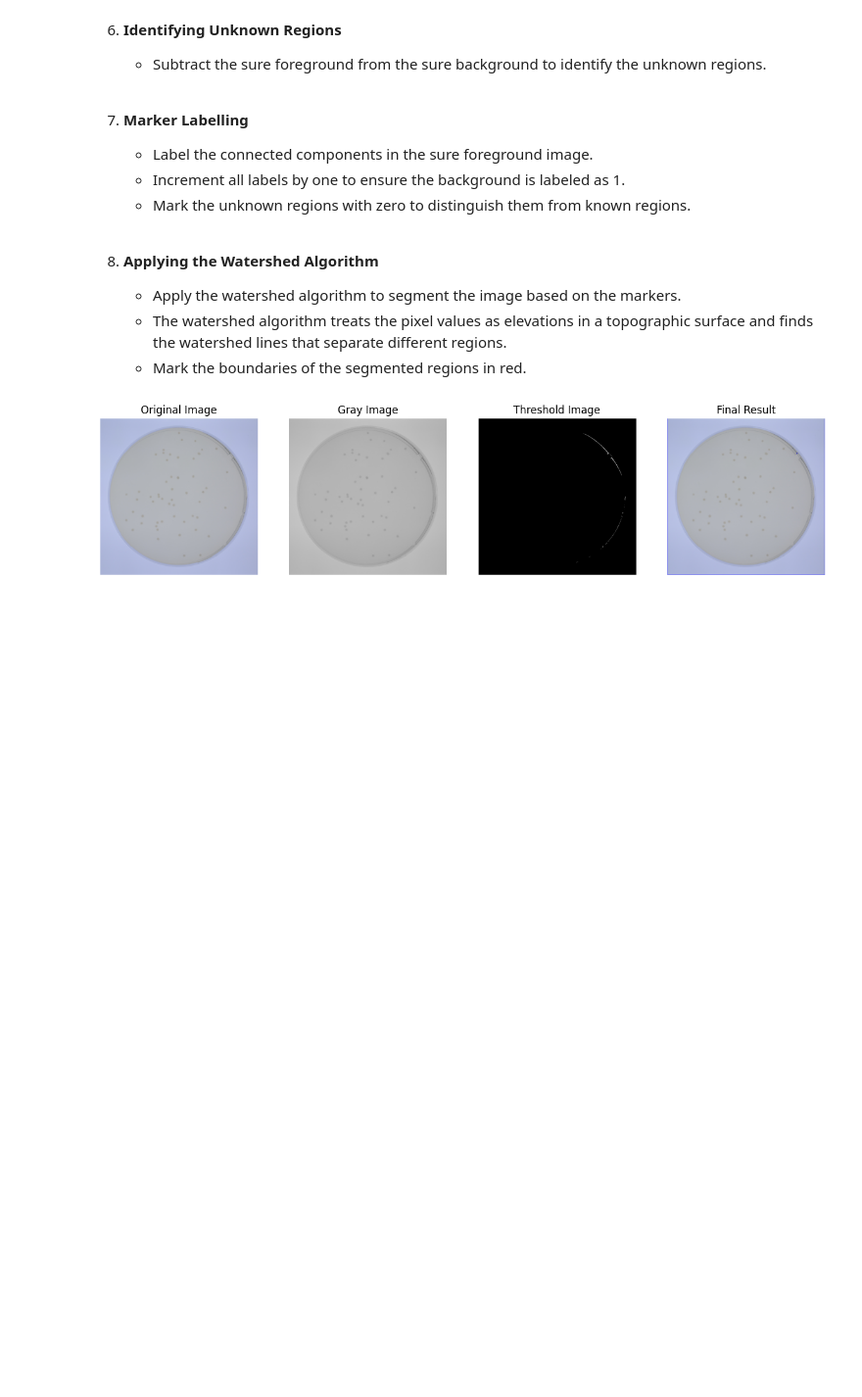
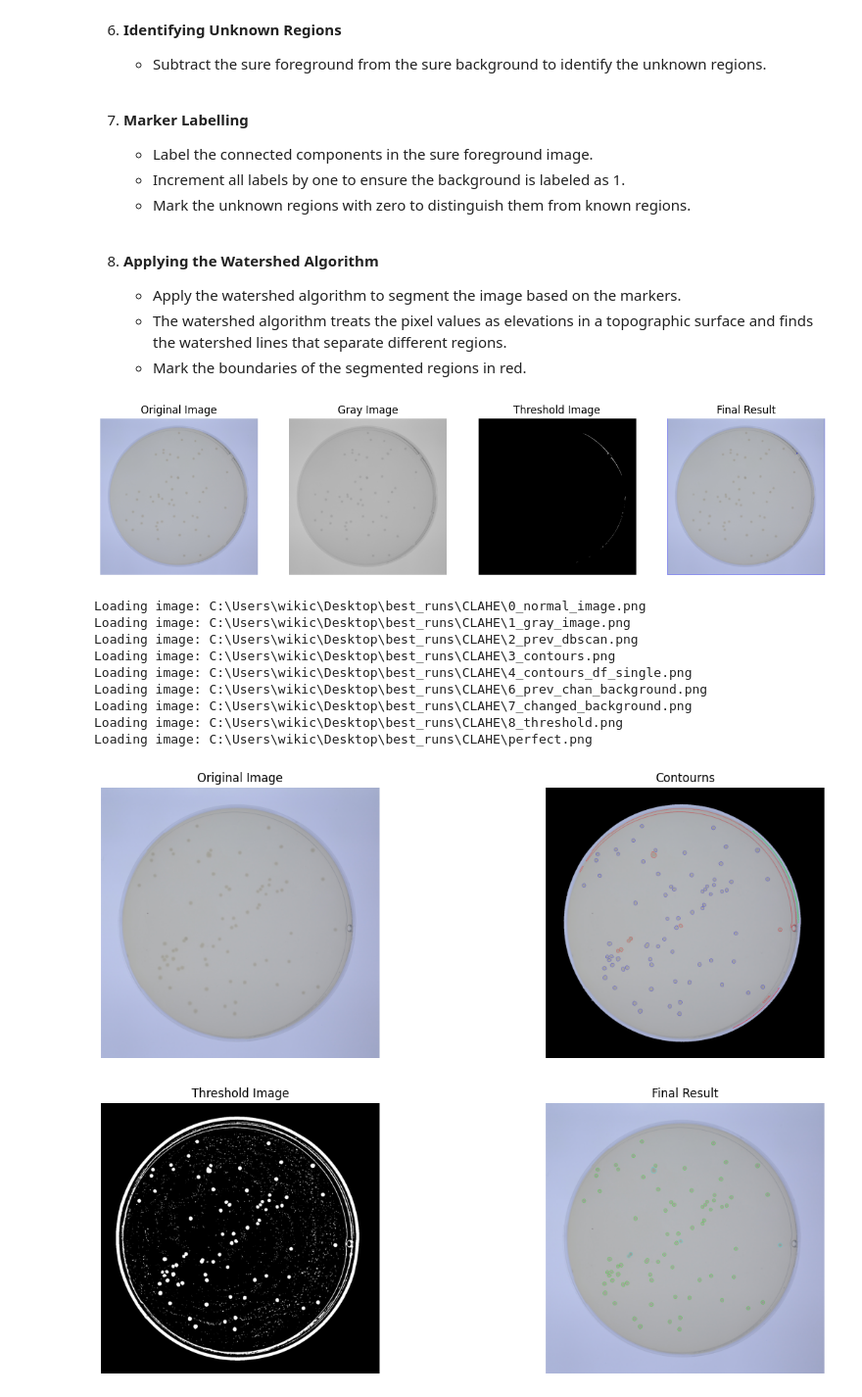
Before and after one commit to juanyuri/AutomaticCellCounting, a Jupyter notebook: notebook.ipynb, the cells around one changed output. Shown at 98% size. Saved outputs shown, nothing was run; the diff lists cells and outputs as text; code cells hidden in the pictures; blank space fills up the shorter version.

```diff
--- a/notebook.ipynb
+++ b/notebook.ipynb
@@ -209,3 +211,47 @@ titles = ['Original Image', 'Gray Image', 'Threshold Image', 'Final Result']
 plot_images(images, titles)
 # %% [output]
 [figure]
+# %%
+import os
+import glob
+import cv2
+
+# Define the folder path
+FOLDER_PATH = r"C:\Users\wikic\Desktop\best_runs\CLAHE"
+
+
+image_files = []
+image_extensions = ["*.jpg", "*.jpeg", "*.png"]
+
+# Use glob to find all image files with the specified extensions
+for ext in image_extensions:
+    image_files.extend(glob.glob(os.path.join(FOLDER_PATH, ext)))
+
+
+
+images = []
+for image_file in image_files:
+    print(f"Loading image: {image_file}")
+    img = cv2.imread(image_file)
+    images.append(img)
+
+
+imgs = [images[0], images[3]]
+titles = ['Original Image', 'Contourns']
+plot_images(imgs, titles)
+
+imgs = [images[7], images[8]]
+titles = ['Threshold Image', 'Final Result']
+plot_images(imgs, titles)
+# %% [output]
+Loading image: C:\Users\wikic\Desktop\best_runs\CLAHE\0_normal_image.png
+Loading image: C:\Users\wikic\Desktop\best_runs\CLAHE\1_gray_image.png
+Loading image: C:\Users\wikic\Desktop\best_runs\CLAHE\2_prev_dbscan.png
+Loading image: C:\Users\wikic\Desktop\best_runs\CLAHE\3_contours.png
+Loading image: C:\Users\wikic\Desktop\best_runs\CLAHE\4_contours_df_single.png
+Loading image: C:\Users\wikic\Desktop\best_runs\CLAHE\6_prev_chan_background.png
+Loading image: C:\Users\wikic\Desktop\best_runs\CLAHE\7_changed_background.png
+Loading image: C:\Users\wikic\Desktop\best_runs\CLAHE\8_threshold.png
+Loading image: C:\Users\wikic\Desktop\best_runs\CLAHE\perfect.png
+[figure, added]
+[figure, added]
```
Also changed, not shown: parts of 1 cell of this notebook, 51 other files.
